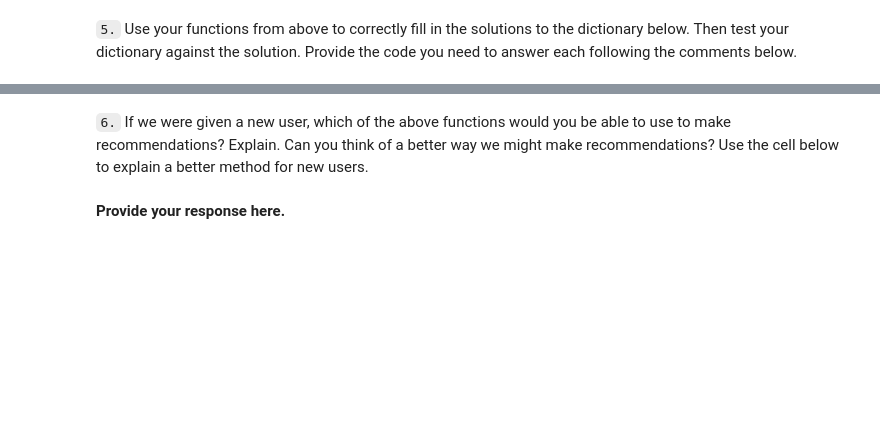
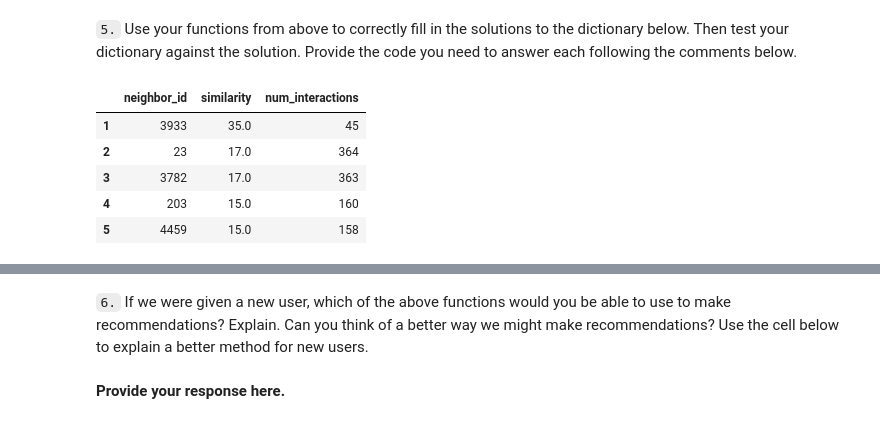
Before and after one commit to waficf/Udacity_DSND, a Jupyter notebook: Recommendations_with_IBM.ipynb, the cells around one changed output, grey strips where cells are left out. Drawn from its saved outputs; the diff is of its cells as text; code cells hidden in the pictures; blank space fills up the shorter version.

```diff
--- a/Recommendations_with_IBM.ipynb
+++ b/Recommendations_with_IBM.ipynb
@@ -535,2 +590,11 @@ print(rec_names)
 # %% [markdown]
 `5.` Use your functions from above to correctly fill in the solutions to the dictionary below.  Then test your dictionary against the solution.  Provide the code you need to answer each following the comments below.
+# %%
+get_top_sorted_users(1, df, user_item).head()
+# %% [output]
+|  | neighbor_id | similarity | num_interactions |
+| 1 | 3933 | 35.0 | 45 |
+| 2 | 23 | 17.0 | 364 |
+| 3 | 3782 | 17.0 | 363 |
+| 4 | 203 | 15.0 | 160 |
+| 5 | 4459 | 15.0 | 158 |
```
Also changed, not shown: parts of 17 cells of this notebook.
